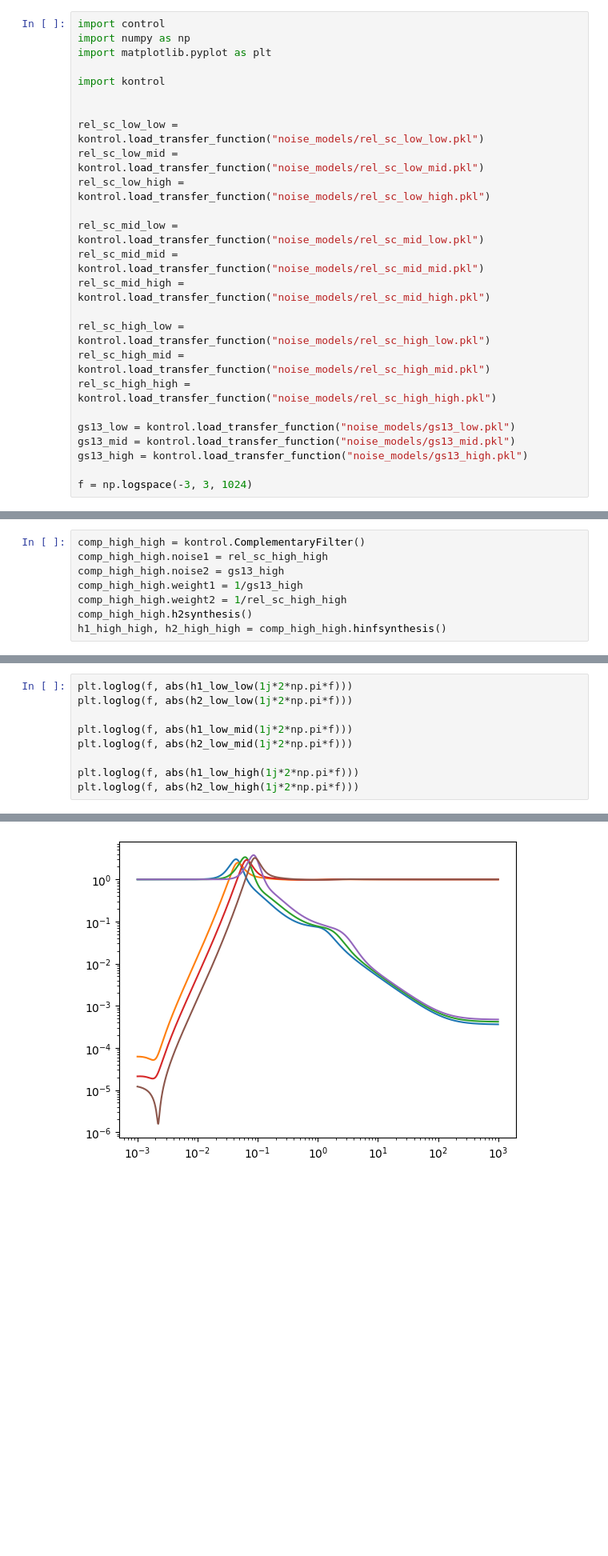
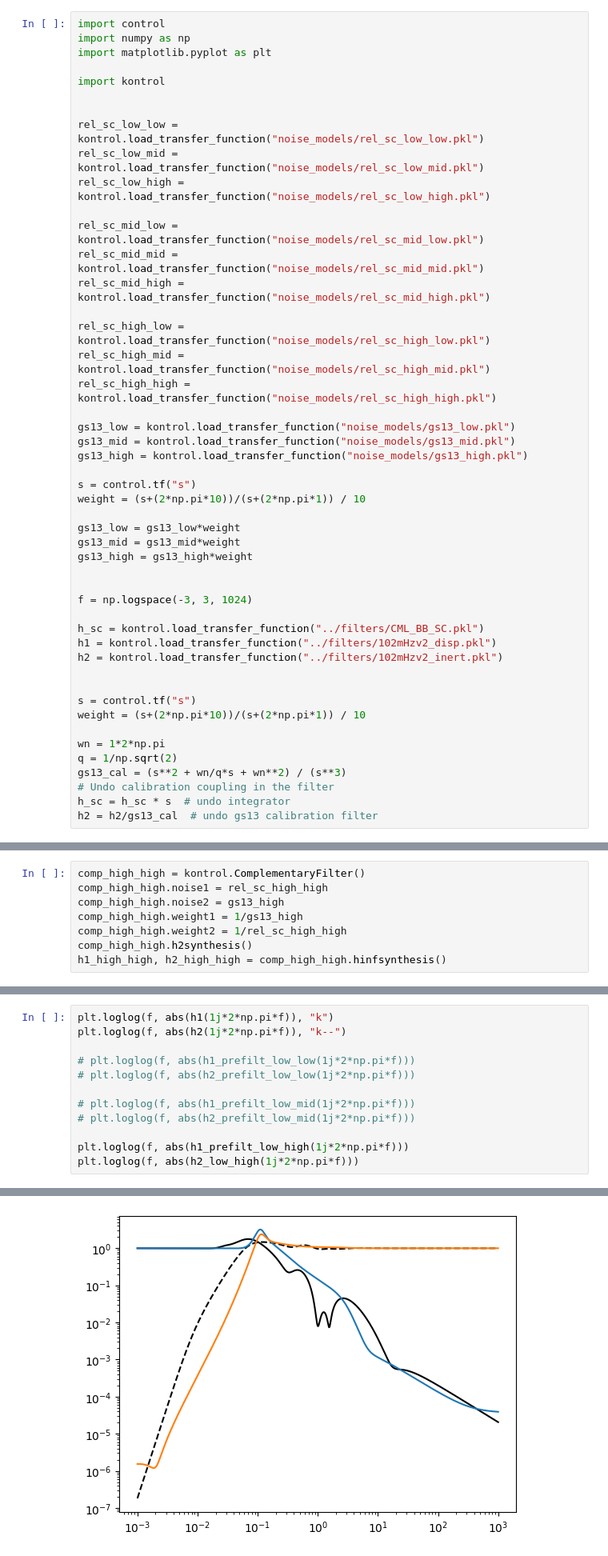
Before and after one commit to terrencetec/seibot, a Jupyter notebook: notebook/optimize_complementary_filters.ipynb, the cells around one changed output, grey strips where cells are left out. Shown at 80% size. Saved outputs shown, nothing was run; the diff lists cells and outputs as text; blank space fills up the shorter version.

```diff
--- a/notebook/optimize_complementary_filters.ipynb
+++ b/notebook/optimize_complementary_filters.ipynb
@@ -22,7 +22,30 @@ gs13_low = kontrol.load_transfer_function("noise_models/gs13_low.pkl")
 gs13_mid = kontrol.load_transfer_function("noise_models/gs13_mid.pkl")
 gs13_high = kontrol.load_transfer_function("noise_models/gs13_high.pkl")
 
+s = control.tf("s")
+weight = (s+(2*np.pi*10))/(s+(2*np.pi*1)) / 10
+
+gs13_low = gs13_low*weight
+gs13_mid = gs13_mid*weight
+gs13_high = gs13_high*weight
+
+
 f = np.logspace(-3, 3, 1024)
+
+h_sc = kontrol.load_transfer_function("../filters/CML_BB_SC.pkl")
+h1 = kontrol.load_transfer_function("../filters/102mHzv2_disp.pkl")
+h2 = kontrol.load_transfer_function("../filters/102mHzv2_inert.pkl")
+
+
+s = control.tf("s")
+weight = (s+(2*np.pi*10))/(s+(2*np.pi*1)) / 10
+
+wn = 1*2*np.pi
+q = 1/np.sqrt(2)
+gs13_cal = (s**2 + wn/q*s + wn**2) / (s**3)
+# Undo calibration coupling in the filter
+h_sc = h_sc * s  # undo integrator
+h2 = h2/gs13_cal  # undo gs13 calibration filter
 # %%
 plt.loglog(f, abs(gs13_low(1j*2*np.pi*f)))
 plt.loglog(f, abs(gs13_mid(1j*2*np.pi*f)))
@@ -209,12 +266,15 @@ plt.loglog(f, abs(h2_prefilt_high_high(1j*2*np.pi*f)))
 # %%
-plt.loglog(f, abs(h1_low_low(1j*2*np.pi*f)))
-plt.loglog(f, abs(h2_low_low(1j*2*np.pi*f)))
+plt.loglog(f, abs(h1(1j*2*np.pi*f)), "k")
+plt.loglog(f, abs(h2(1j*2*np.pi*f)), "k--")
 
-plt.loglog(f, abs(h1_low_mid(1j*2*np.pi*f)))
-plt.loglog(f, abs(h2_low_mid(1j*2*np.pi*f)))
+# plt.loglog(f, abs(h1_prefilt_low_low(1j*2*np.pi*f)))
+# plt.loglog(f, abs(h2_prefilt_low_low(1j*2*np.pi*f)))
 
-plt.loglog(f, abs(h1_low_high(1j*2*np.pi*f)))
+# plt.loglog(f, abs(h1_prefilt_low_mid(1j*2*np.pi*f)))
+# plt.loglog(f, abs(h2_prefilt_low_mid(1j*2*np.pi*f)))
+
+plt.loglog(f, abs(h1_prefilt_low_high(1j*2*np.pi*f)))
 plt.loglog(f, abs(h2_low_high(1j*2*np.pi*f)))
 # %% [output]
 [<matplotlib.lines.Line2D at 0x...>]
-[figure, old version]
+[figure, new version]
```
Also changed, not shown: parts of 35 cells of this notebook, 41 other files.
